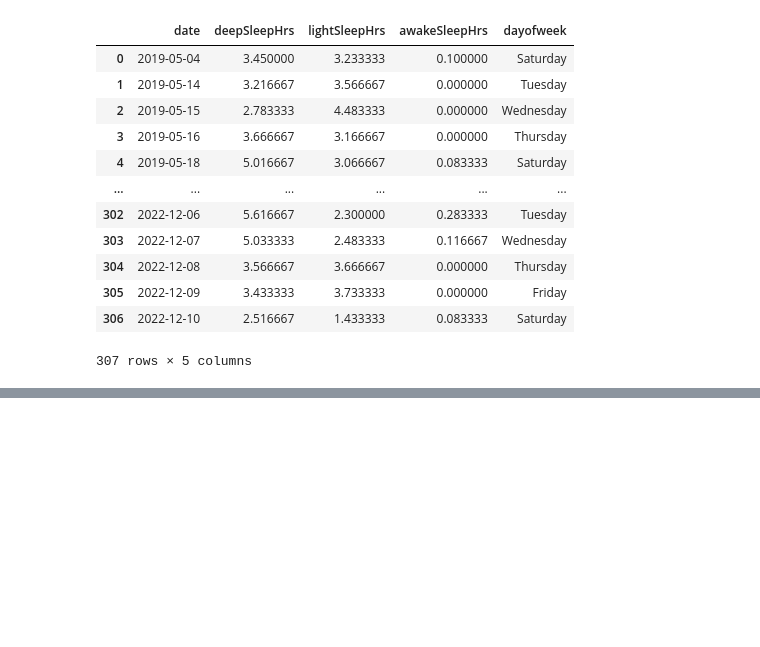
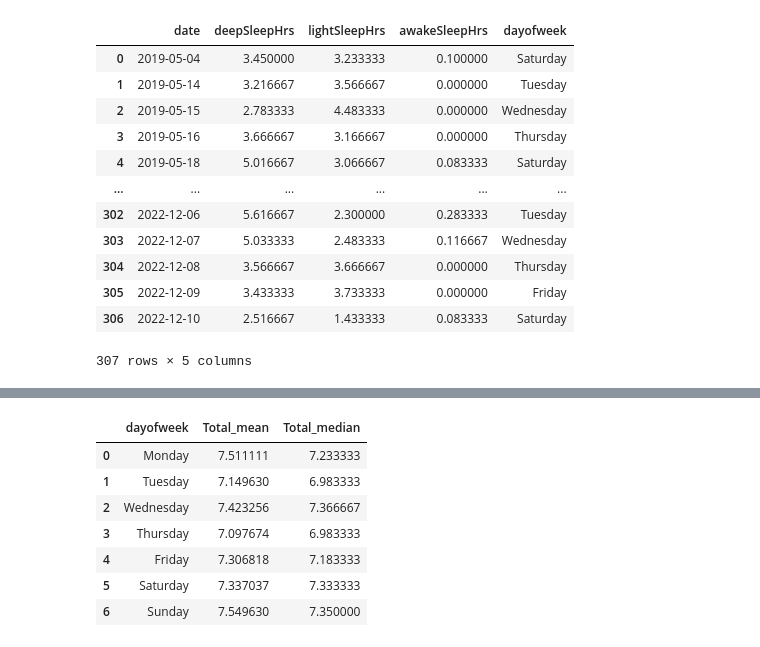
Before and after one commit to ferhat00/garmin_sleep_analysis, a Jupyter notebook: sleep_garmin.ipynb, the cells around one changed output, grey strips where cells are left out. Saved outputs shown, nothing was run; the diff lists cells and outputs as text; code cells hidden in the pictures; blank space fills up the shorter version.

```diff
--- a/sleep_garmin.ipynb
+++ b/sleep_garmin.ipynb
@@ -508,0 +516,3 @@ ValueError: could not convert string to float: 'Saturday'
+# %%
+mean_grouped = df_daily_subset.groupby(by = 'dayofweek')['Total'].mean().to_frame().reset_index()
+mean_grouped
@@ -508,0 +528,3 @@ ValueError: could not convert string to float: 'Saturday'
+# %%
+median_grouped = df_daily_subset.groupby(by = 'dayofweek')['Total'].median().to_frame().reset_index()
+median_grouped
@@ -508,0 +540,12 @@ ValueError: could not convert string to float: 'Saturday'
+# %%
+joined = mean_grouped.merge(median_grouped, on = 'dayofweek', suffixes=('_mean', '_median'))
+joined
+# %% [output]
+|  | dayofweek | Total_mean | Total_median |
+| 0 | Monday | 7.511111 | 7.233333 |
+| 1 | Tuesday | 7.149630 | 6.983333 |
+| 2 | Wednesday | 7.423256 | 7.366667 |
+| 3 | Thursday | 7.097674 | 6.983333 |
+| 4 | Friday | 7.306818 | 7.183333 |
+| 5 | Saturday | 7.337037 | 7.333333 |
+| 6 | Sunday | 7.549630 | 7.350000 |
```
Also changed, not shown: parts of 17 cells of this notebook.
